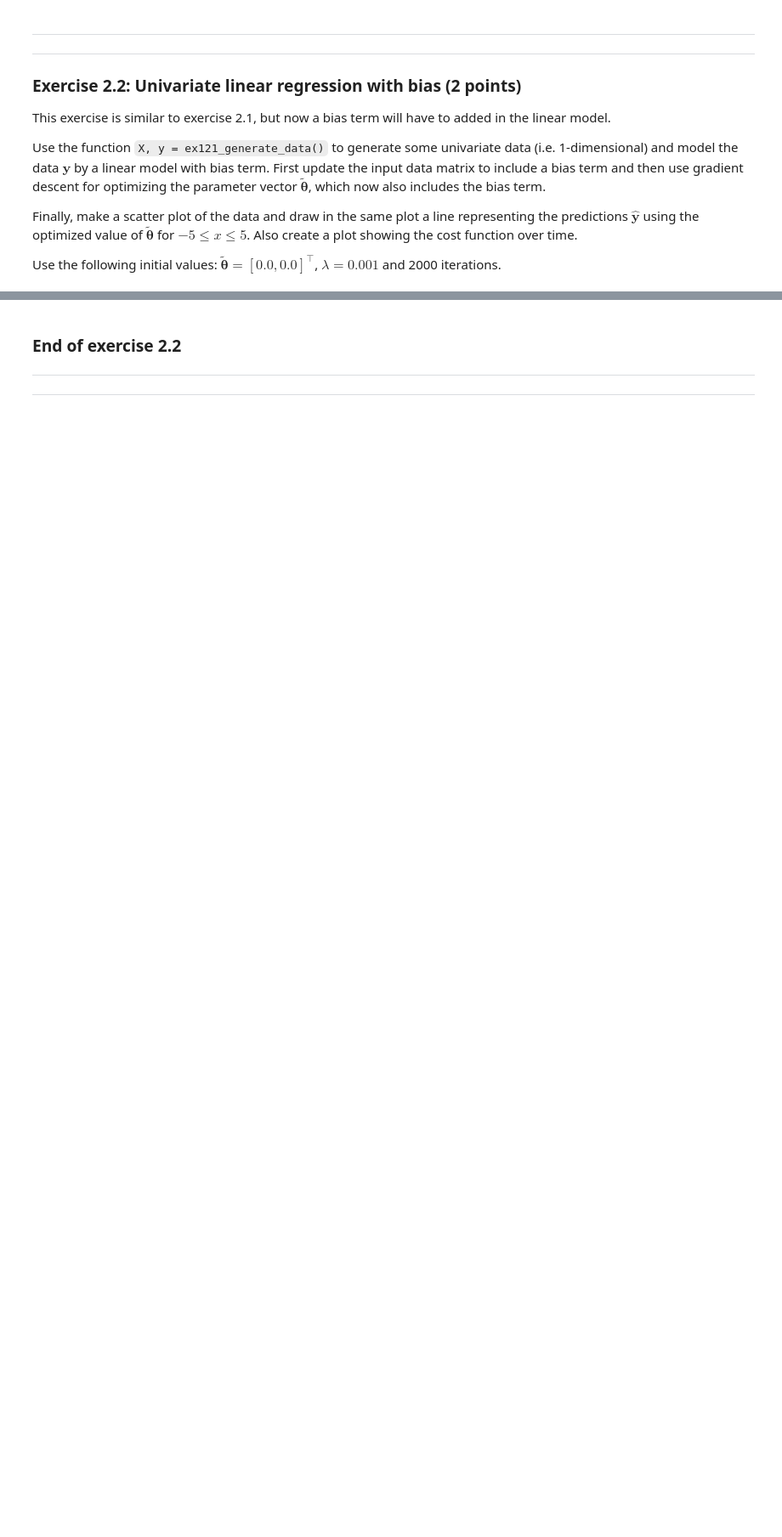
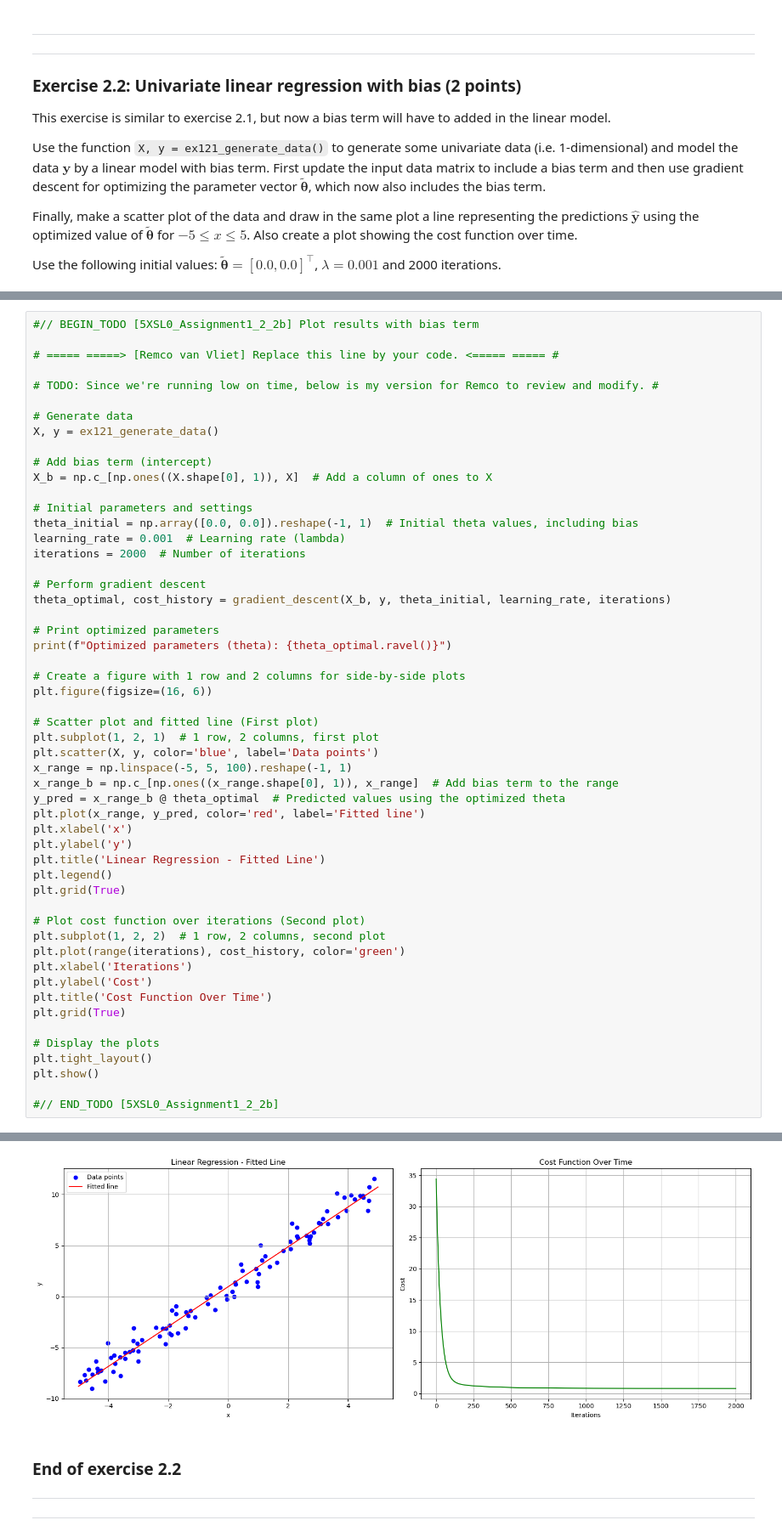
Before and after one commit to sadra-hub/5xsl0-machineLearning, a Jupyter notebook: assignment-1/assignment1-template.ipynb, the cells around one changed output, grey strips where cells are left out. Shown at 85% size. Drawn from its saved outputs; the diff is of its cells as text; blank space fills up the shorter version.

Commit message:
✨ feat(notebook): [DRAFT] Exercise 2.2: Univariate linear regression with bias

```diff
--- a/assignment-1/assignment1-template.ipynb
+++ b/assignment-1/assignment1-template.ipynb
@@ -820,0 +845,54 @@ Use the following initial values: $\tilde{\boldsymbol{\theta}}=[0.0, 0.0]^\top$,
+# %%
+#// BEGIN_TODO [5XSL0_Assignment1_2_2b] Plot results with bias term
+
+# ===== =====> [Remco van Vliet] Replace this line by your code. <===== ===== #
+
+# TODO: Since we're running low on time, below is my version for Remco to review and modify. #
+
+# Generate data
+X, y = ex121_generate_data()
+
+# Add bias term (intercept)
+X_b = np.c_[np.ones((X.shape[0], 1)), X]  # Add a column of ones to X
+
+# Initial parameters and settings
+theta_initial = np.array([0.0, 0.0]).reshape(-1, 1)  # Initial theta values, including bias
+learning_rate = 0.001  # Learning rate (lambda)
+iterations = 2000  # Number of iterations
+
+# Perform gradient descent
+theta_optimal, cost_history = gradient_descent(X_b, y, theta_initial, learning_rate, iterations)
+
+# Print optimized parameters
+print(f"Optimized parameters (theta): {theta_optimal.ravel()}")
+
+# Create a figure with 1 row and 2 columns for side-by-side plots
+plt.figure(figsize=(16, 6))
+
+# Scatter plot and fitted line (First plot)
+plt.subplot(1, 2, 1)  # 1 row, 2 columns, first plot
+plt.scatter(X, y, color='blue', label='Data points')
+x_range = np.linspace(-5, 5, 100).reshape(-1, 1)
+x_range_b = np.c_[np.ones((x_range.shape[0], 1)), x_range]  # Add bias term to the range
+y_pred = x_range_b @ theta_optimal  # Predicted values using the optimized theta
+plt.plot(x_range, y_pred, color='red', label='Fitted line')
+plt.xlabel('x')
+plt.ylabel('y')
+plt.title('Linear Regression - Fitted Line')
+plt.legend()
+plt.grid(True)
+
+# Plot cost function over iterations (Second plot)
+plt.subplot(1, 2, 2)  # 1 row, 2 columns, second plot
+plt.plot(range(iterations), cost_history, color='green')
+plt.xlabel('Iterations')
+plt.ylabel('Cost')
+plt.title('Cost Function Over Time')
+plt.grid(True)
+
+# Display the plots
+plt.tight_layout()
+plt.show()
+
+#// END_TODO [5XSL0_Assignment1_2_2b]
+# %% [output]
@@ -821,3 +900,4 @@ Use the following initial values: $\tilde{\boldsymbol{\theta}}=[0.0, 0.0]^\top$,
+[figure, added]
 # %% [markdown]
 ### End of exercise 2.2
 
```
Also changed, not shown: parts of 5 cells of this notebook.
